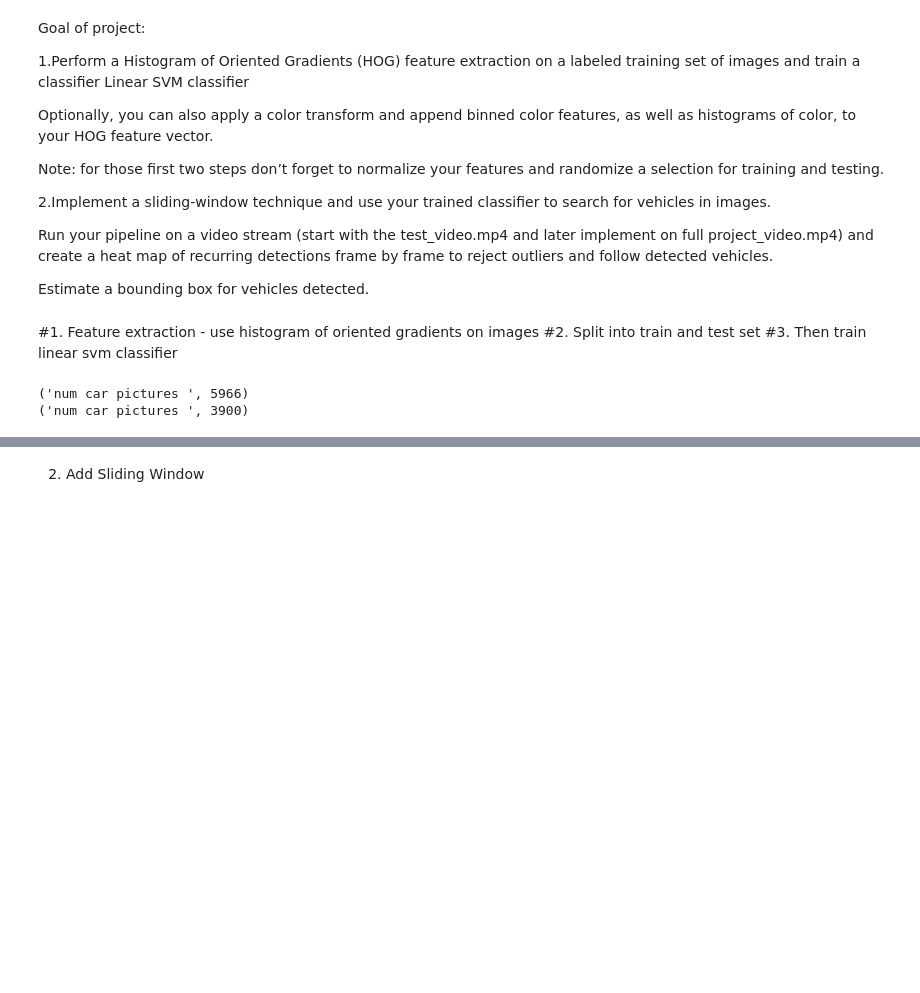
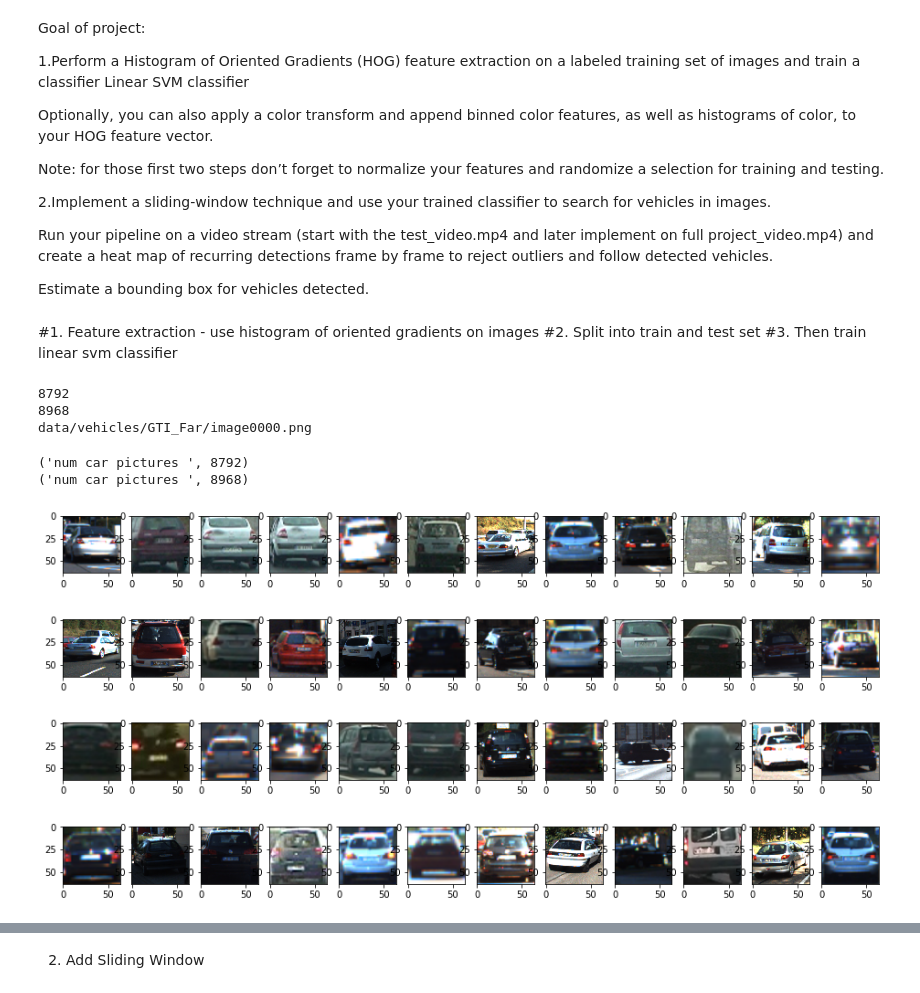
Before and after one commit to david-woo-instacart/kitt-playlabs, a Jupyter notebook: udacity/CarND-Vehicle-Detection-master/CarND-Vehicle-Detection-Project.ipynb, the cells around one changed output, grey strips where cells are left out. Cells and saved outputs as stored; diff of their text form; code cells hidden in the pictures; blank space fills up the shorter version.

```diff
--- a/udacity/CarND-Vehicle-Detection-master/CarND-Vehicle-Detection-Project.ipynb
+++ b/udacity/CarND-Vehicle-Detection-master/CarND-Vehicle-Detection-Project.ipynb
@@ -142,3 +142,19 @@ def plot_sample_images(rand_nums,cur_img_files,cur_img_features):
         # plot features
         plt.subplot(len(rand_nums),3,3+counter*3)
         plt.imshow(cur_features[index][1], cmap='gray')
+
+def plot_sample_raw_images(rand_nums,cur_img_files):
+
+    cur_files = cur_img_files
+    fig, axs = plt.subplots(len(rand_nums)//(len(rand_nums)//4),len(rand_nums)//4, figsize=(16,8 ))
+    #fig.subplots_adjust(hspace = .05, wspace=.001)
+    axs = axs.ravel()
+
+    for counter,num in enumerate(rand_nums):
+        index = num
+
+        # plot original image
+        img = mpimg.imread(cur_files[index])
+        ## num rows, num cols, plotnumber
+        #plt.subplot(len(rand_nums)//2,len(rand_nums)//2,counter+1)
+        axs[counter].imshow(img)
@@ -145,3 +165,11 @@ def plot_sample_images(rand_nums,cur_img_files,cur_img_features):
+# %%
+print(len(car_images))
+print(len(noncar_images))
+print(car_images[0])
+# %% [output]
+8792
+8968
+data/vehicles/GTI_Far/image0000.png
 # %%
 # Main function call
 
@@ -152,8 +180,12 @@ folder_name_noncar = 'non-vehicles/GTI/'
 folder_name_car = 'vehicles/KITTI_extracted/'
 
 
-car_files = get_files(dir_name + folder_name_car)
-noncar_files = get_files(dir_name + folder_name_noncar)
+#car_files = get_files(dir_name + folder_name_car)
+#noncar_files = get_files(dir_name + folder_name_noncar)
+
+car_files = glob.glob('data/vehicles/**/*.png')
+noncar_files = glob.glob('data/non-vehicles/**/*.png')
+
 
 num_samples = -99
 
@@ -173,5 +205,12 @@ bog_params = {'orient' : 9,
 car_features= get_features(car_files,'hog',bog_params,num_samples)
 non_car_features= get_features(noncar_files,'hog',bog_params,num_samples)
 # %% [output]
-('num car pictures ', 5966)
-('num car pictures ', 3900)
+('num car pictures ', 8792)
+('num car pictures ', 8968)
+# %%
+# plot car images then plot non car images.
+rand_nums = random.sample(range(0,len(car_files)),48)
+
+plot_sample_raw_images(rand_nums,car_files)
+# %% [output]
+[figure, added]
```
Also changed, not shown: parts of 12 cells of this notebook.
